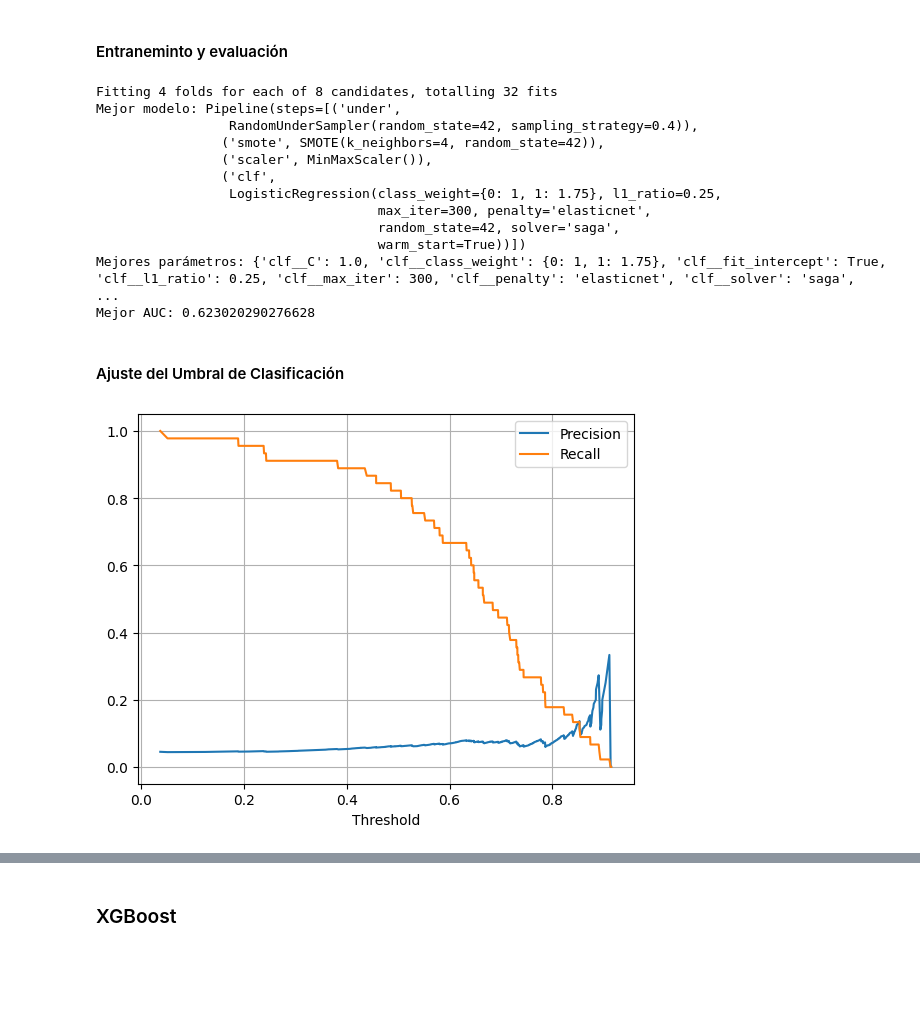
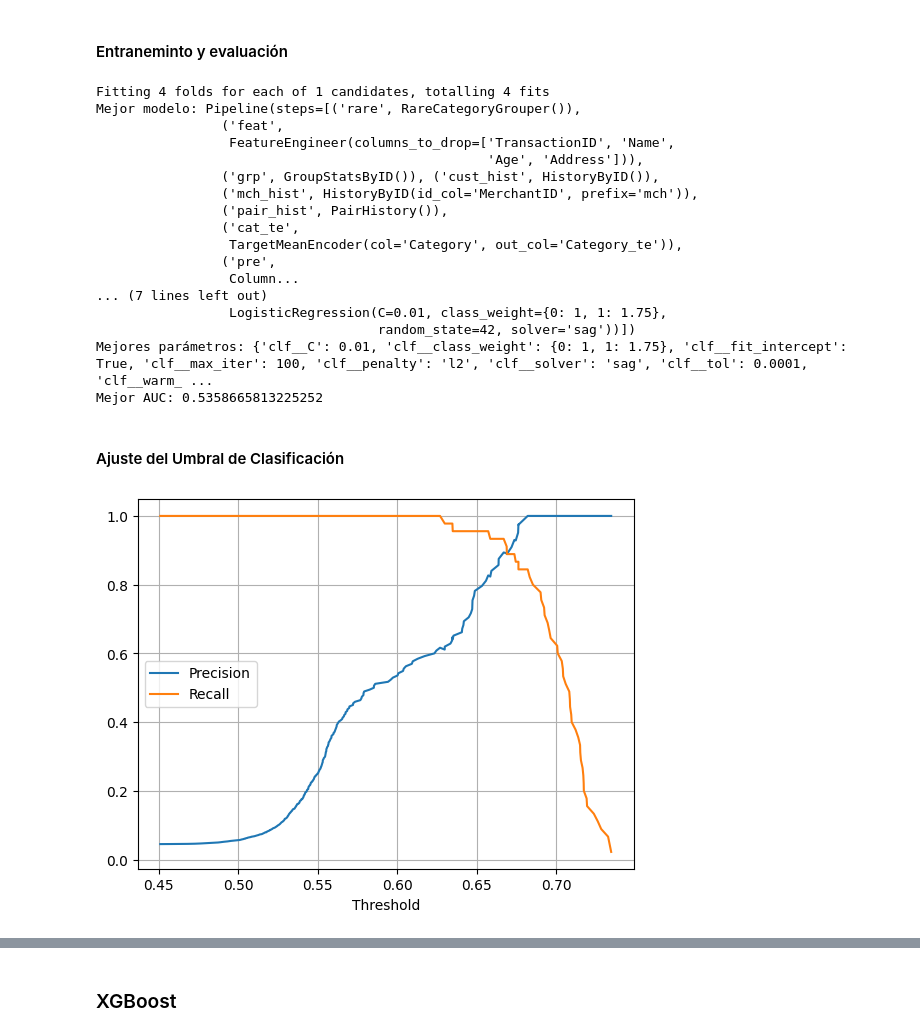
Before and after one commit to Camilabperez/Deteccion-fraude-ML, a Jupyter notebook: training/fraud-detection.ipynb, the cells around one changed output, grey strips where cells are left out. Drawn from its saved outputs; the diff is of its cells as text; code cells hidden in the pictures; blank space fills up the shorter version.

Commit message:
regresion logistica ok

```diff
--- a/training/fraud-detection.ipynb
+++ b/training/fraud-detection.ipynb
@@ -830,7 +830,6 @@ scoring = {
     'recall': make_scorer(recall_score),
     'f1': make_scorer(f1_score),
     'auc': make_scorer(roc_auc_score),
-    'auprc': 'average_precision',
 }
 # %% [markdown]
 ### Regresión logística
@@ -1034,16 +1166,33 @@ param_grid_lr_6 = [
 # %% [markdown]
 #### Entraneminto y evaluación
 # %%
-pipeline_lr = Pipeline([
+pipeline_lr = ImbPipeline(steps=[
+    ('rare', RareCategoryGrouper(col='Category', min_freq=20)),
+    ('feat', FeatureEngineer(
+        columns_to_drop=['TransactionID','Name','Age','Address'],
+        ts_col='Timestamp', last_login_col='LastLogin',
+        amount_col='TransactionAmount', balance_col='AccountBalance',
+        category_col='Category', high_amount_q=0.75,
+        add_hour_cyc=True, night_hours=(0,6)
+    )),
+    ('grp', GroupStatsByID(id_col='CustomerID', score_col='AnomalyScore', m=5.0)),
+    ('cust_hist', HistoryByID(id_col='CustomerID', ts_col='Timestamp',
+                              amount_col='TransactionAmount', m=10.0, prefix='cust')),
+    ('mch_hist', HistoryByID(id_col='MerchantID', ts_col='Timestamp',
+                             amount_col='TransactionAmount', m=10.0, prefix='mch')),
+    ('pair_hist', PairHistory(cust_col='CustomerID', merch_col='MerchantID',
+                              ts_col='Timestamp', prefix='pair')),
+    ('cat_te', TargetMeanEncoder(col='Category', m=10.0)),
+    ('pre', pre),
+    ('astype', FunctionTransformer(lambda X: X.astype('float32'))),
     ('under', RandomUnderSampler(sampling_strategy=0.3, random_state=42)),
     ('smote', ADASYN()),
-    ('scaler', RobustScaler()),
     ('clf', LogisticRegression(max_iter=500, random_state=42))
 ])
 
 grid_search_lr = GridSearchCV(
     estimator=pipeline_lr,
-    param_grid=param_grid_lr_6,
+    param_grid=param_grid_lr_3,
     scoring=scoring,
     refit='auc',
     cv= StratifiedKFold(n_splits=4, shuffle=True, random_state=42),
@@ -1051,7 +1200,7 @@ grid_search_lr = GridSearchCV(
     n_jobs=-1,
     return_train_score=True
 )
-grid_result_lr = grid_search_lr.fit(x_data, y_data)
+grid_result_lr = grid_search_lr.fit(x_data_raw, y_data)
 
 
 print("Mejor modelo:", grid_result_lr.best_estimator_)
@@ -1060,20 +1209,26 @@ print("Mejor AUC:", grid_result_lr.best_score_)
 
 # Exportar resultados
 results_df = pd.DataFrame(grid_result_lr.cv_results_)
+results_df["auc_gap"] = results_df["mean_train_auc"] - results_df["mean_test_auc"]
 results_df.to_csv("resultados/logistic_gridsearch_results.csv", index=False, sep='|', decimal=',')
 # %% [output]
-Fitting 4 folds for each of 8 candidates, totalling 32 fits
-Mejor modelo: Pipeline(steps=[('under',
-                 RandomUnderSampler(random_state=42, sampling_strategy=0.4)),
-                ('smote', SMOTE(k_neighbors=4, random_state=42)),
-                ('scaler', MinMaxScaler()),
-                ('clf',
-                 LogisticRegression(class_weight={0: 1, 1: 1.75}, l1_ratio=0.25,
-                                    max_iter=300, penalty='elasticnet',
-                                    random_state=42, solver='saga',
-                                    warm_start=True))])
-Mejores parámetros: {'clf__C': 1.0, 'clf__class_weight': {0: 1, 1: 1.75}, 'clf__fit_intercept': True, 'clf__l1_ratio': 0.25, 'clf__max_iter': 300, 'clf__penalty': 'elasticnet', 'clf__solver': 'saga',  ...
-Mejor AUC: 0.623020290276628
+Fitting 4 folds for each of 1 candidates, totalling 4 fits
+Mejor modelo: Pipeline(steps=[('rare', RareCategoryGrouper()),
+                ('feat',
+                 FeatureEngineer(columns_to_drop=['TransactionID', 'Name',
+                                                  'Age', 'Address'])),
+                ('grp', GroupStatsByID()), ('cust_hist', HistoryByID()),
+                ('mch_hist', HistoryByID(id_col='MerchantID', prefix='mch')),
+                ('pair_hist', PairHistory()),
+                ('cat_te',
+                 TargetMeanEncoder(col='Category', out_col='Category_te')),
+                ('pre',
+                 Column...
+... (7 lines left out)
+                 LogisticRegression(C=0.01, class_weight={0: 1, 1: 1.75},
+                                    random_state=42, solver='sag'))])
+Mejores parámetros: {'clf__C': 0.01, 'clf__class_weight': {0: 1, 1: 1.75}, 'clf__fit_intercept': True, 'clf__max_iter': 100, 'clf__penalty': 'l2', 'clf__solver': 'sag', 'clf__tol': 0.0001, 'clf__warm_ ...
+Mejor AUC: 0.5358665813225252
 # %%
 
 results_df.to_csv("resultados/logistic_gridsearch_results_.csv")
@@ -1082,19 +1237,19 @@ results_df.to_csv("resultados/logistic_gridsearch_results_.csv")
 # %%
 # Después del fit
 best_estimator = grid_result_lr.best_estimator_
-y_scores = best_estimator.predict_proba(x_data)[:, 1]
+y_scores = best_estimator.predict_proba(x_data_raw)[:, 1]
 prec, rec, thresholds = precision_recall_curve(y_data, y_scores)
 
 # Plot para elegir punto de corte
 import matplotlib.pyplot as plt
 plt.plot(thresholds, prec[:-1], label='Precision')
 plt.plot(thresholds, rec[:-1], label='Recall')
 plt.xlabel('Threshold')
 plt.legend()
 plt.grid()
 plt.show()
 # %% [output]
-[figure, old version]
+[figure, new version]
 # %%
 # Obtener el mejor pipeline entrenado
 best_pipeline = grid_result_lr.best_estimator_
```
Also changed, not shown: parts of 29 cells of this notebook.
